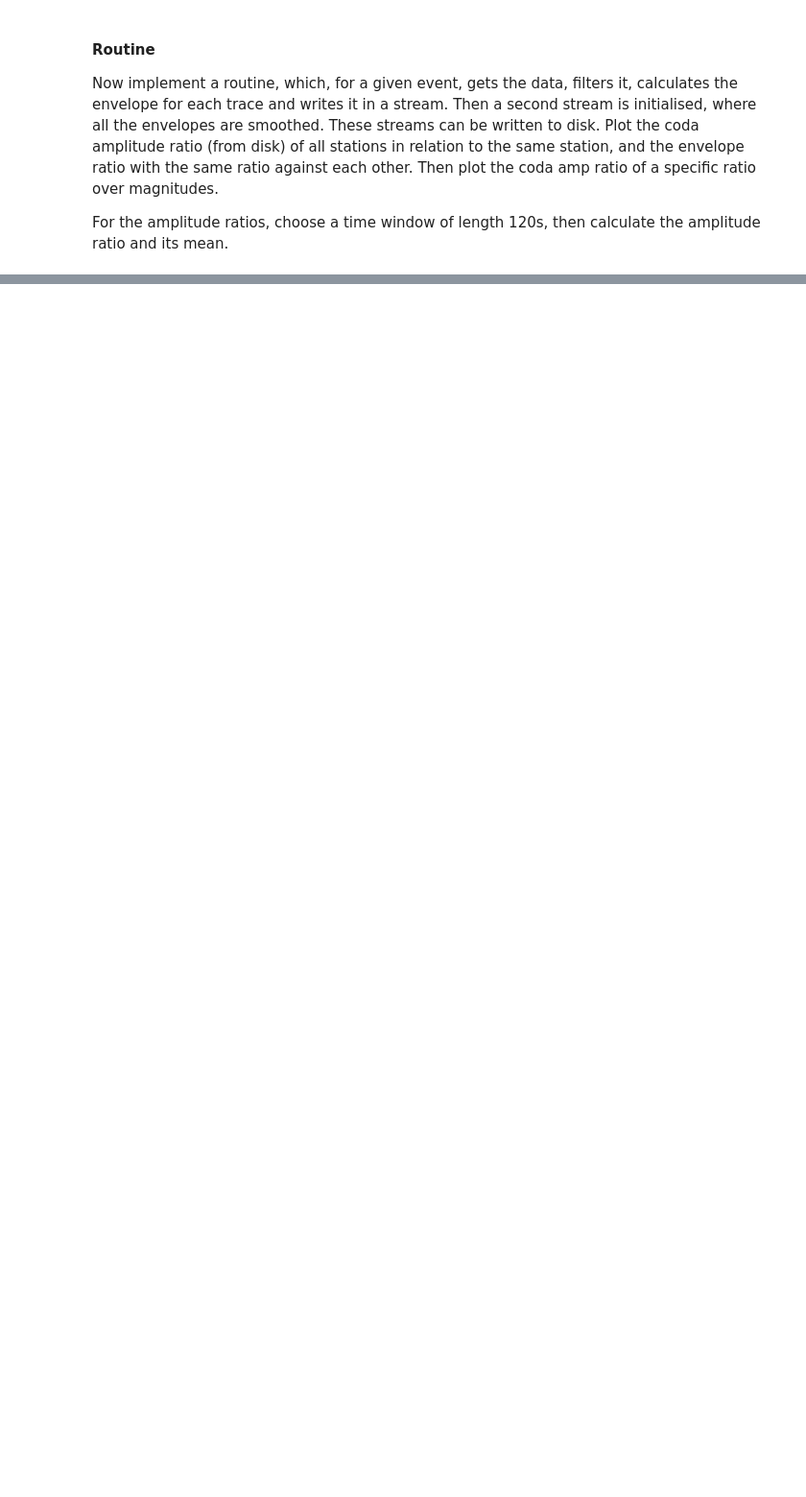
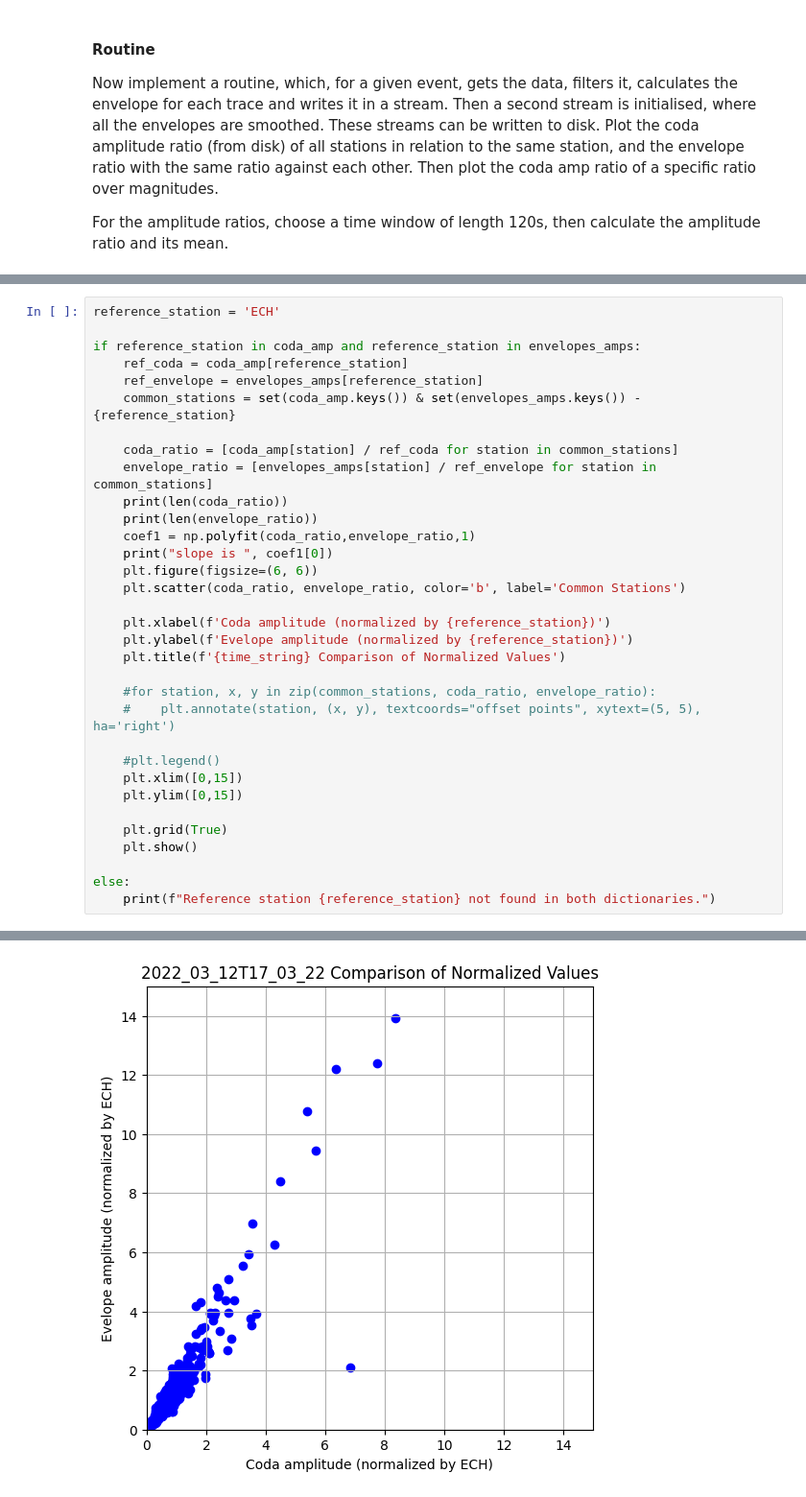
Before and after one commit to schreinerl/Lg_waves, a Jupyter notebook: site_effect_calculation.ipynb, the cells around one changed output, grey strips where cells are left out. Shown at 96% size. Drawn from its saved outputs; the diff is of its cells as text; blank space fills up the shorter version.

```diff
--- a/site_effect_calculation.ipynb
+++ b/site_effect_calculation.ipynb
@@ -318,0 +477,34 @@ plt.plot(test[:][1])
+# %%
+reference_station = 'ECH'
+
+if reference_station in coda_amp and reference_station in envelopes_amps:
+    ref_coda = coda_amp[reference_station]
+    ref_envelope = envelopes_amps[reference_station]
+    common_stations = set(coda_amp.keys()) & set(envelopes_amps.keys()) - {reference_station}
+
+    coda_ratio = [coda_amp[station] / ref_coda for station in common_stations]
+    envelope_ratio = [envelopes_amps[station] / ref_envelope for station in common_stations]
+    print(len(coda_ratio))
+    print(len(envelope_ratio))
+    coef1 = np.polyfit(coda_ratio,envelope_ratio,1)
+    print("slope is ", coef1[0])
+    plt.figure(figsize=(6, 6))
+    plt.scatter(coda_ratio, envelope_ratio, color='b', label='Common Stations')
+
+    plt.xlabel(f'Coda amplitude (normalized by {reference_station})')
+    plt.ylabel(f'Evelope amplitude (normalized by {reference_station})')
+    plt.title(f'{time_string} Comparison of Normalized Values')
+
+    #for station, x, y in zip(common_stations, coda_ratio, envelope_ratio):
+    #    plt.annotate(station, (x, y), textcoords="offset points", xytext=(5, 5), ha='right')
+
+    #plt.legend()
+    plt.xlim([0,15])
+    plt.ylim([0,15])
+
+    plt.grid(True)
+    plt.show()
+
+else:
+    print(f"Reference station {reference_station} not found in both dictionaries.")
+# %% [output]
@@ -318,0 +514 @@ plt.plot(test[:][1])
+[figure, added]
```
Also changed, not shown: parts of 18 cells of this notebook, 2 other files.
